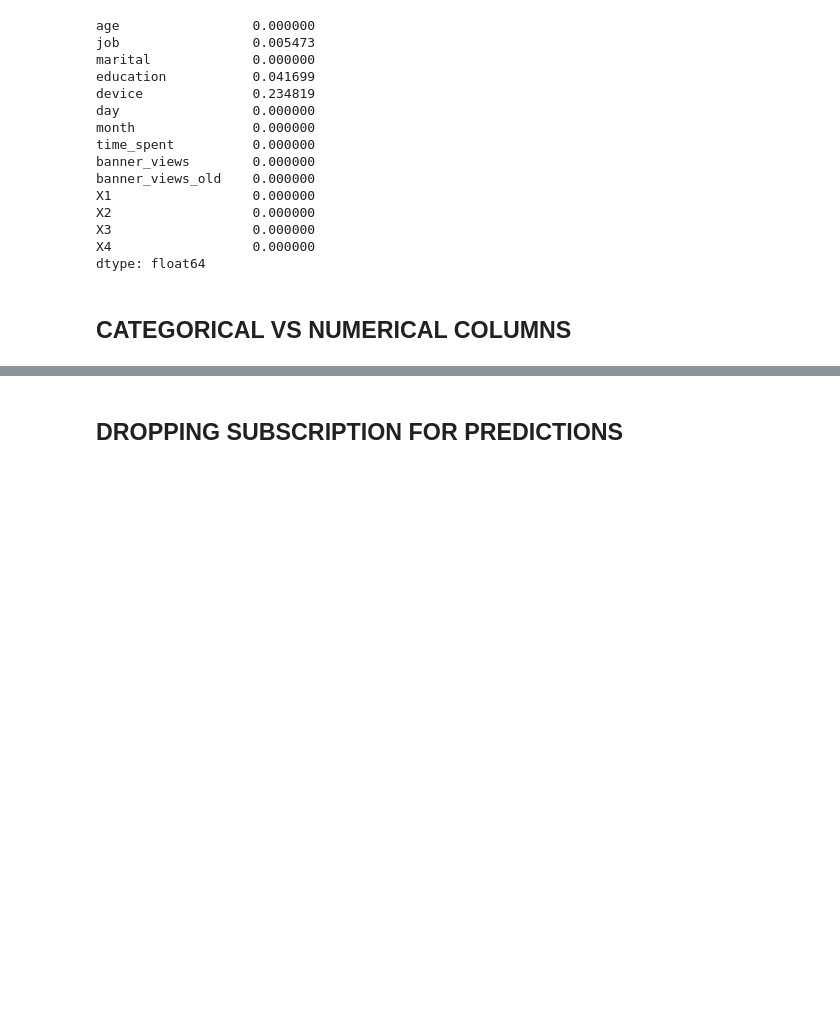
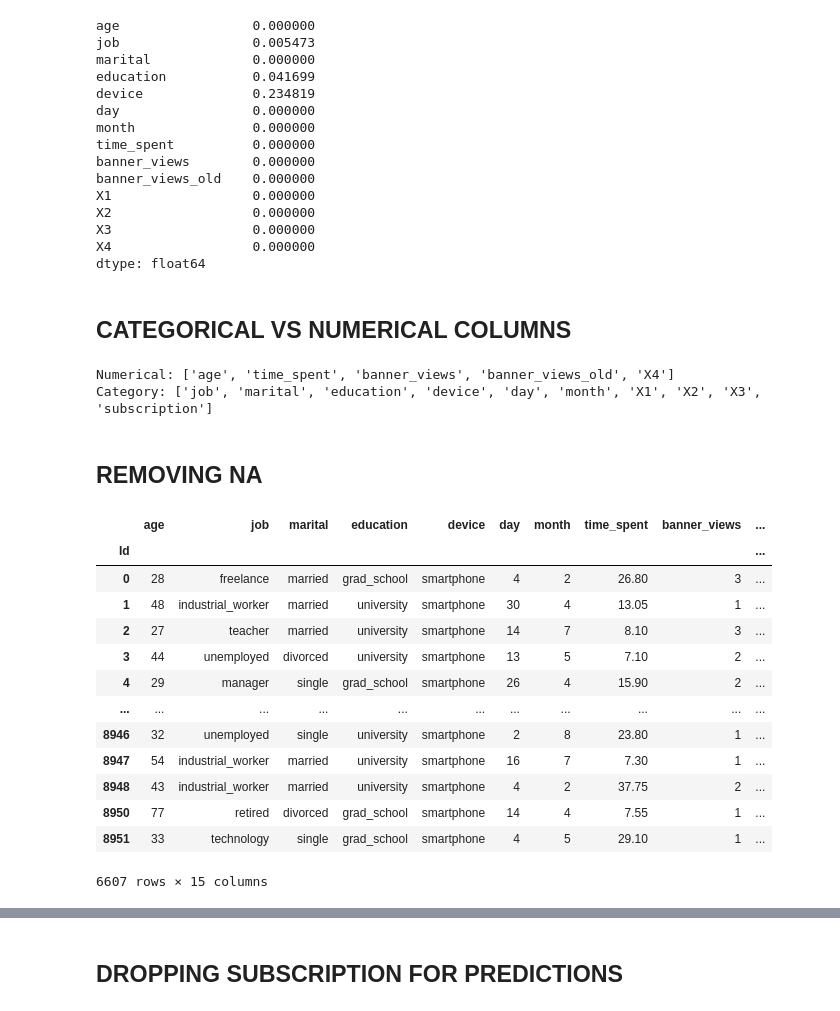
Before and after one commit to realbigi/ML_Data_Competition, a Jupyter notebook: LIAM/Report_LIAM2.ipynb, the cells around one changed output, grey strips where cells are left out. Saved outputs shown, nothing was run; the diff lists cells and outputs as text; code cells hidden in the pictures; blank space fills up the shorter version.

```diff
--- a/LIAM/Report_LIAM2.ipynb
+++ b/LIAM/Report_LIAM2.ipynb
@@ -127,3 +185,11 @@ train
 | 8950 | 77 | retired | divorced | grad_school | smartphone | 14 | 4 | 7.55 | 1 | ... |
 | 8951 | 33 | technology | single | grad_school | smartphone | 4 | 5 | 29.10 | 1 | ... |
 8952 rows × 17 columns
+# %%
+train['X1'] = train['X1'].astype(int)
+train['X2'] = train['X2'].astype(int)
+train['X3'] = train['X3'].astype(int)
+
+train = train.astype({'job':'category', 'marital':'category', 'education':'category', 'device':'category', 'X1':'category', 'X2':'category', 'X3':'category', 'X4':'float64', 'subscription':'category', 'day':'category', 'month':'category'})
+
+train.info()
@@ -236,3 +380,30 @@ categorical_columns = train.select_dtypes(include=["category","bool", "object"])
 categorical_columns_names = list(categorical_columns.columns)
 numerical_columns = train.select_dtypes(exclude=["category","bool", "object"])
 numerical_columns_names = list(numerical_columns)
+
+print("Numerical:",numerical_columns_names, "\nCategory:",categorical_columns_names)
+# %% [output]
+Numerical: ['age', 'time_spent', 'banner_views', 'banner_views_old', 'X4']
+Category: ['job', 'marital', 'education', 'device', 'day', 'month', 'X1', 'X2', 'X3', 'subscription']
+# %% [markdown]
+## REMOVING NA
+# %%
+train = train.dropna()
+test = test.dropna()
+# %%
+train
+# %% [output]
+|  | age | job | marital | education | device | day | month | time_spent | banner_views | ... |
+| Id |  |  |  |  |  |  |  |  |  | ... |
+| 0 | 28 | freelance | married | grad_school | smartphone | 4 | 2 | 26.80 | 3 | ... |
+| 1 | 48 | industrial_worker | married | university | smartphone | 30 | 4 | 13.05 | 1 | ... |
+| 2 | 27 | teacher | married | university | smartphone | 14 | 7 | 8.10 | 3 | ... |
+| 3 | 44 | unemployed | divorced | university | smartphone | 13 | 5 | 7.10 | 2 | ... |
+| 4 | 29 | manager | single | grad_school | smartphone | 26 | 4 | 15.90 | 2 | ... |
+| ... | ... | ... | ... | ... | ... | ... | ... | ... | ... | ... |
+| 8946 | 32 | unemployed | single | university | smartphone | 2 | 8 | 23.80 | 1 | ... |
+| 8947 | 54 | industrial_worker | married | university | smartphone | 16 | 7 | 7.30 | 1 | ... |
+| 8948 | 43 | industrial_worker | married | university | smartphone | 4 | 2 | 37.75 | 2 | ... |
+| 8950 | 77 | retired | divorced | grad_school | smartphone | 14 | 4 | 7.55 | 1 | ... |
+| 8951 | 33 | technology | single | grad_school | smartphone | 4 | 5 | 29.10 | 1 | ... |
+6607 rows × 15 columns
```
Also changed, not shown: parts of 29 cells of this notebook.
